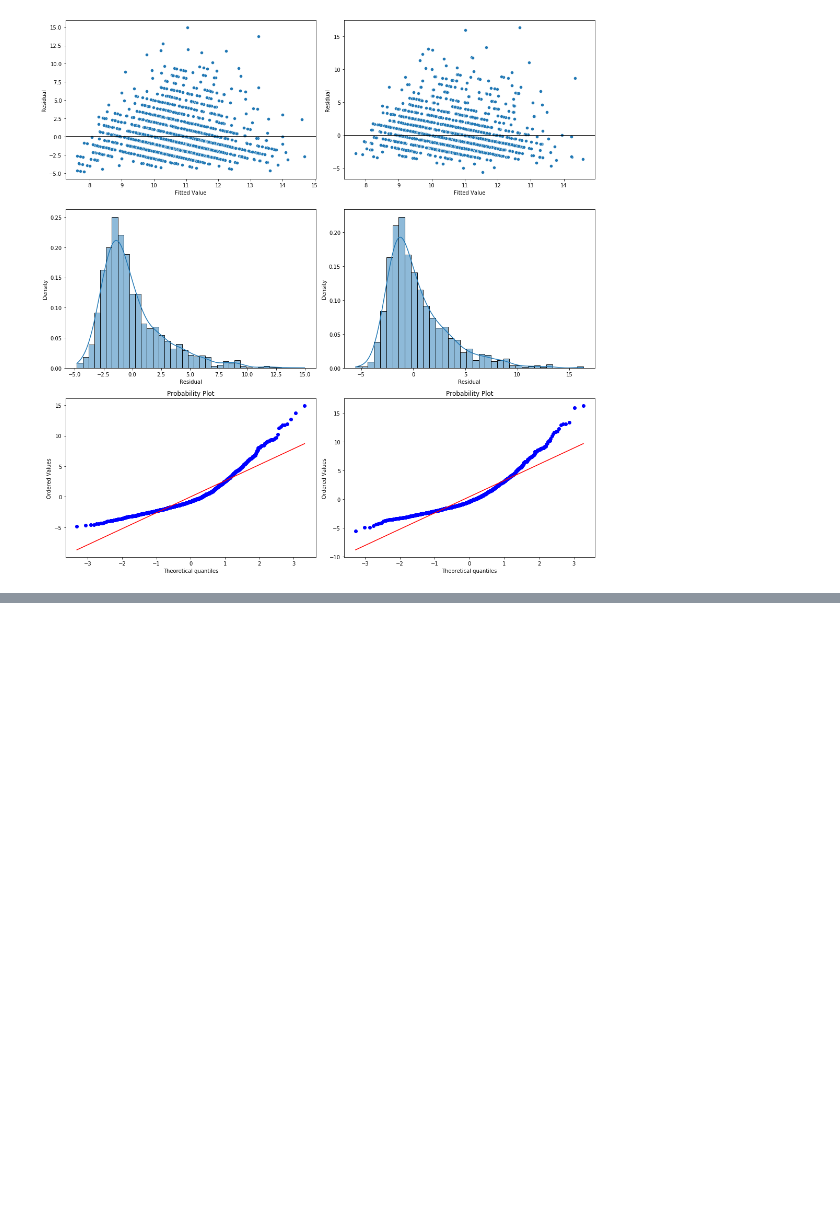
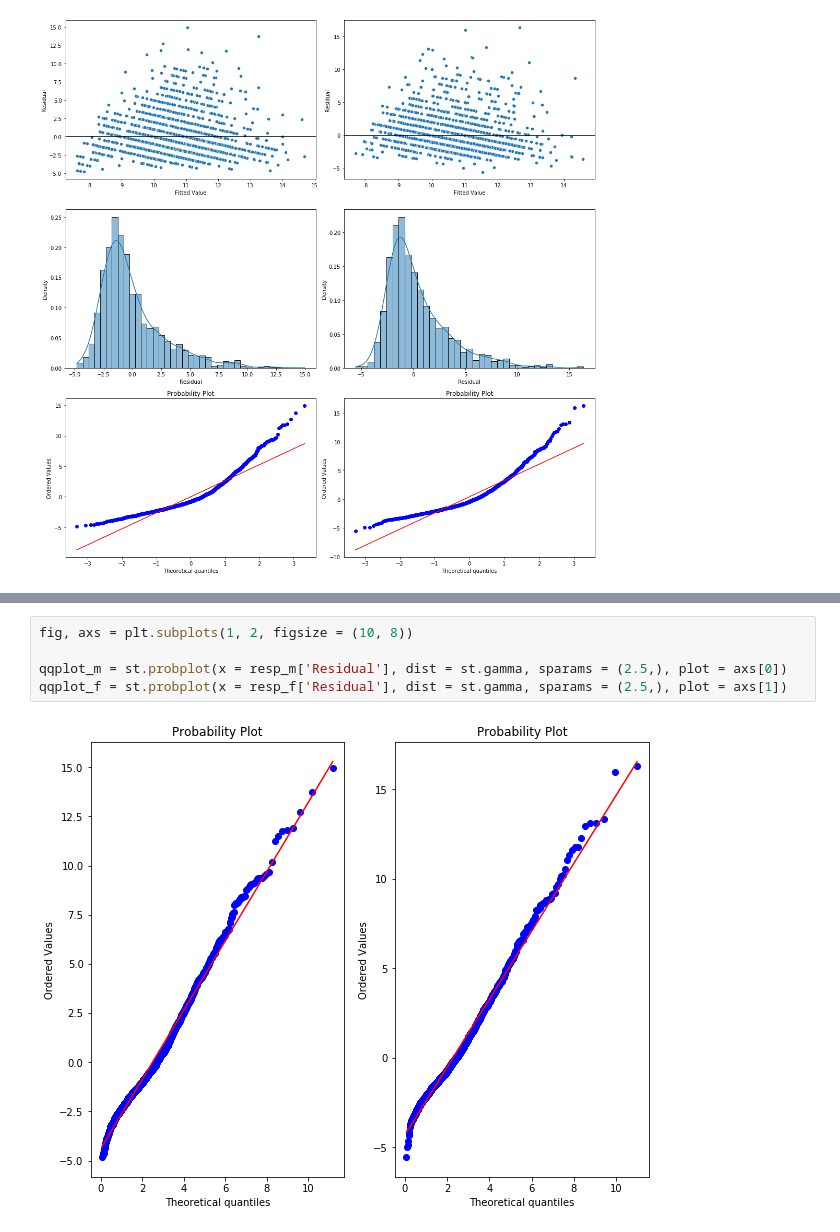
Before and after one commit to thokieu/Abalone-Regression, a Jupyter notebook: Workbook.ipynb, the cells around one changed output, grey strips where cells are left out. Drawn from its saved outputs; the diff is of its cells as text; blank space fills up the shorter version.

```diff
--- a/Workbook.ipynb
+++ b/Workbook.ipynb
@@ -1272,0 +1281,7 @@ display("Female p-value", pval_f, "Male p-value", pval_m)
+# %%
+fig, axs = plt.subplots(1, 2, figsize = (10, 8))
+
+qqplot_m = st.probplot(x = resp_m['Residual'], dist = st.gamma, sparams = (2.5,), plot = axs[0])
+qqplot_f = st.probplot(x = resp_f['Residual'], dist = st.gamma, sparams = (2.5,), plot = axs[1])
+# %% [output]
+[figure, added]
```
Also changed, not shown: parts of 18 cells of this notebook.
